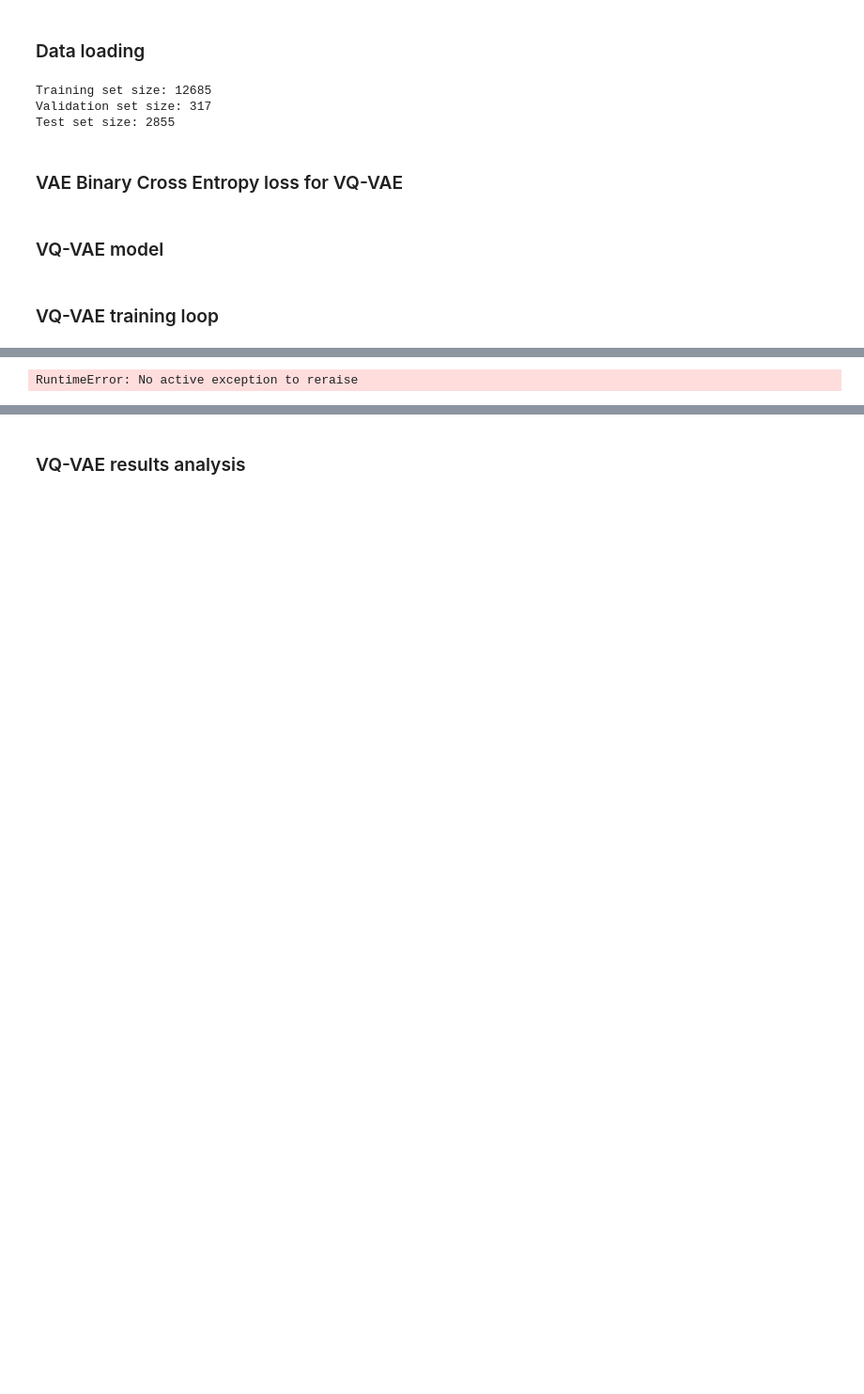
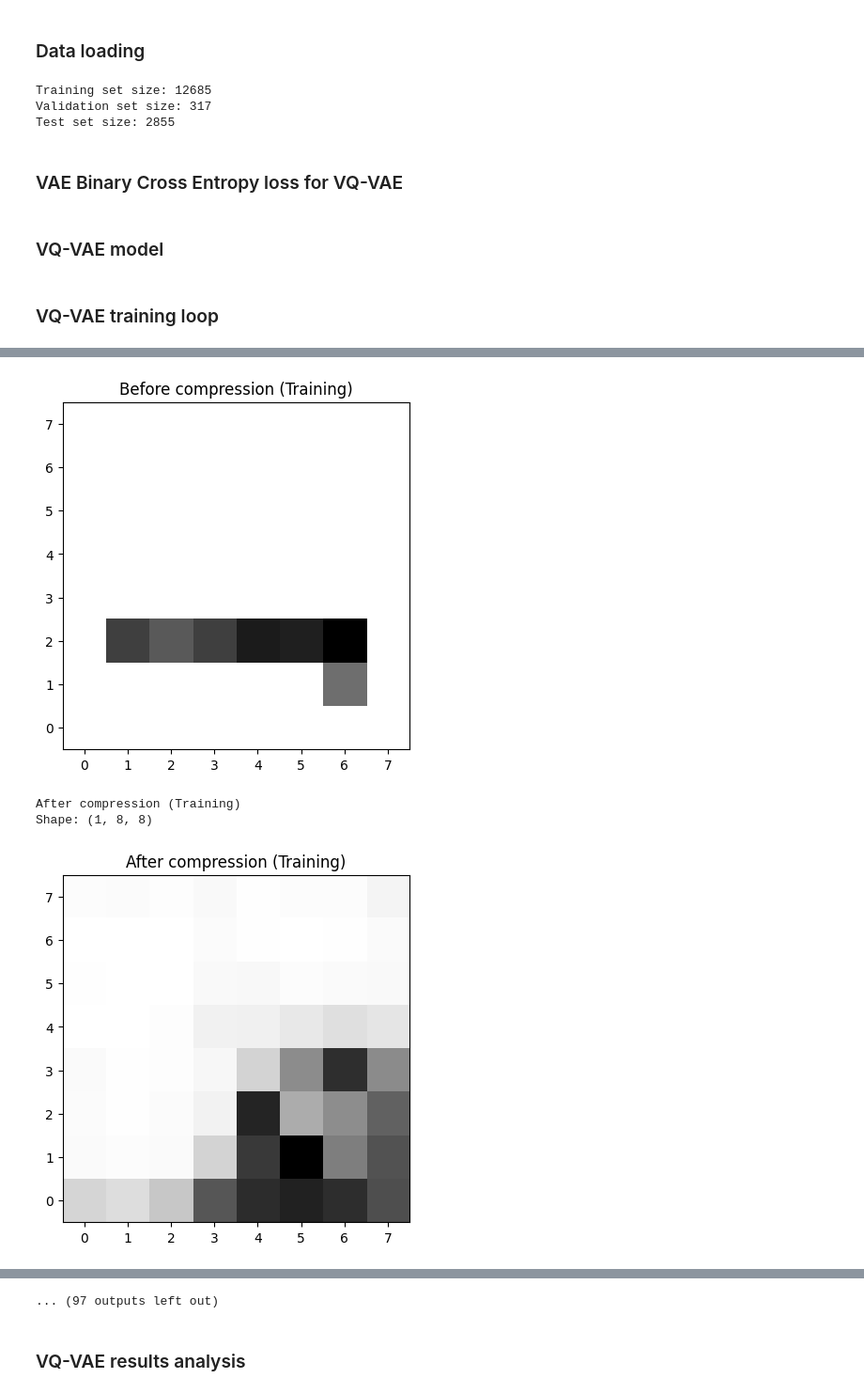
Before and after one commit to pauliusB20/vq-vae-experiments, a Jupyter notebook: notebooks/mvp_vq_2.ipynb, the cells around one changed output, grey strips where cells are left out. Shown at 94% size. Saved outputs shown, nothing was run; the diff lists cells and outputs as text; code cells hidden in the pictures; blank space fills up the shorter version.

```diff
--- a/notebooks/mvp_vq_2.ipynb
+++ b/notebooks/mvp_vq_2.ipynb
@@ -708,12 +708,12 @@ for epoch in range(num_epochs):
                 encodings_val_np = model_tool._tensor_to_numpy(codebook_val)
                 patches_encodings_val.append(encodings_val_np)
 
-                width_val, height_val = z_q_val[0][0].shape
+                width_val, height_val = z_q_val.shape
                 c_width, c_height = codebook_val.shape
 
                 print("----------------------------------------")
                 print(f"Patch = {plot_idx} compression results")
-                print("----------------------------------------")
+                print("----------------width_val------------------------")
                 print(
                     f"Patch encoder output dimensions:"
                     f"(w x h) = ({width_val}) x ({height_val})"
@@ -752 +755,4 @@ torch.Size([16, 64, 4, 4])
+[figure, added]
-RuntimeError: No active exception to reraise
+After compression (Training)
+Shape: (1, 8, 8)
+[figure, added]
@@ -753,3 +775,4 @@ RuntimeError: No active exception to reraise
+... (97 outputs left out)
 # %% [markdown]
 <h3>VQ-VAE results analysis</h3>
 # %%
```
Also changed, not shown: parts of 13 cells of this notebook, 1 other file.
